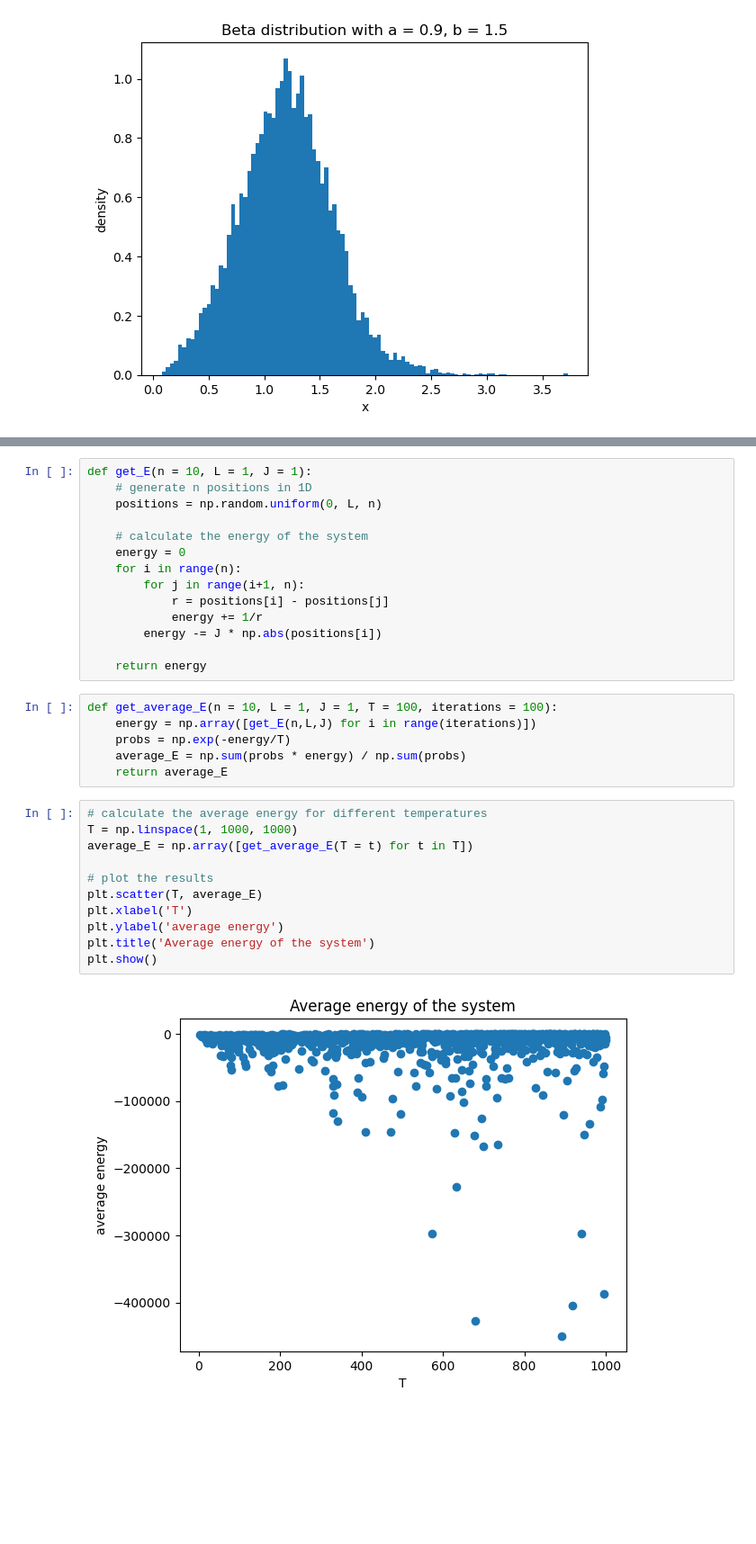
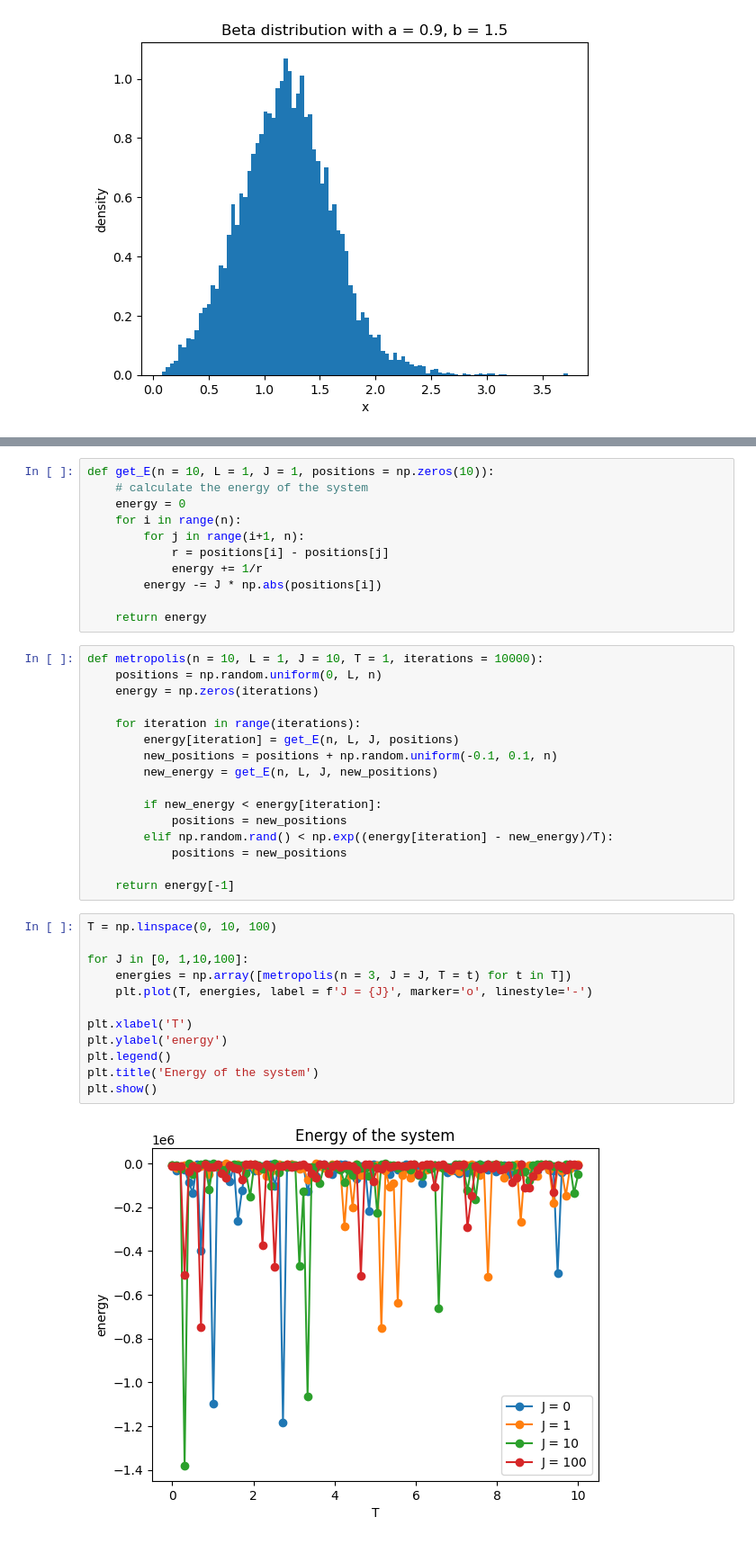
Before and after one commit to chtang-hmc/PHYS064, a Jupyter notebook: HW9C.ipynb, the cells around one changed output, grey strips where cells are left out. Shown: that part at 90% size. Saved outputs shown, nothing was run; the diff lists cells and outputs as text; blank space fills up the shorter version.

```diff
--- a/HW9C.ipynb
+++ b/HW9C.ipynb
@@ -90,10 +90,7 @@ $$
 
 in proper dimensionless units. Here, J is an external field. Note that we don’t include kinetic energy. The probability of any state is proportional to $e^{-E/T}$ where T is dimensionless temperature. Use a Metropolis algorithm to compute the average energy of the system as a function of temperature and of external field. Plot your results and try to identify interesting behavior at critical values of T and J.
 # %%
-def get_E(n = 10, L = 1, J = 1):
-    # generate n positions in 1D
-    positions = np.random.uniform(0, L, n)
-
+def get_E(n = 10, L = 1, J = 1, positions = np.zeros(10)):
     # calculate the energy of the system
     energy = 0
     for i in range(n):
@@ -103,22 +100,33 @@ def get_E(n = 10, L = 1, J = 1):
         energy -= J * np.abs(positions[i])
 
     return energy
-# %%
-def get_average_E(n = 10, L = 1, J = 1, T = 100, iterations = 100):
-    energy = np.array([get_E(n,L,J) for i in range(iterations)])
-    probs = np.exp(-energy/T)
-    average_E = np.sum(probs * energy) / np.sum(probs)
-    return average_E
+# %%
+def metropolis(n = 10, L = 1, J = 10, T = 1, iterations = 10000):
+    positions = np.random.uniform(0, L, n)
+    energy = np.zeros(iterations)
+
+    for iteration in range(iterations):
+        energy[iteration] = get_E(n, L, J, positions)
+        new_positions = positions + np.random.uniform(-0.1, 0.1, n)
+        new_energy = get_E(n, L, J, new_positions)
+
+        if new_energy < energy[iteration]:
+            positions = new_positions
+        elif np.random.rand() < np.exp((energy[iteration] - new_energy)/T):
+            positions = new_positions
+
+    return energy[-1]
 # %%
-# calculate the average energy for different temperatures
-T = np.linspace(1, 1000, 1000)
-average_E = np.array([get_average_E(T = t) for t in T])
+T = np.linspace(0, 10, 100)
 
-# plot the results
-plt.scatter(T, average_E)
+for J in [0, 1,10,100]:
+    energies = np.array([metropolis(n = 3, J = J, T = t) for t in T])
+    plt.plot(T, energies, label = f'J = {J}', marker='o', linestyle='-')
+
 plt.xlabel('T')
-plt.ylabel('average energy')
-plt.title('Average energy of the system')
+plt.ylabel('energy')
+plt.legend()
+plt.title('Energy of the system')
 plt.show()
 # %% [output]
-[figure, old version]
+[figure, new version]
```
Also changed, not shown: parts of 3 cells of this notebook, 1 other file.
